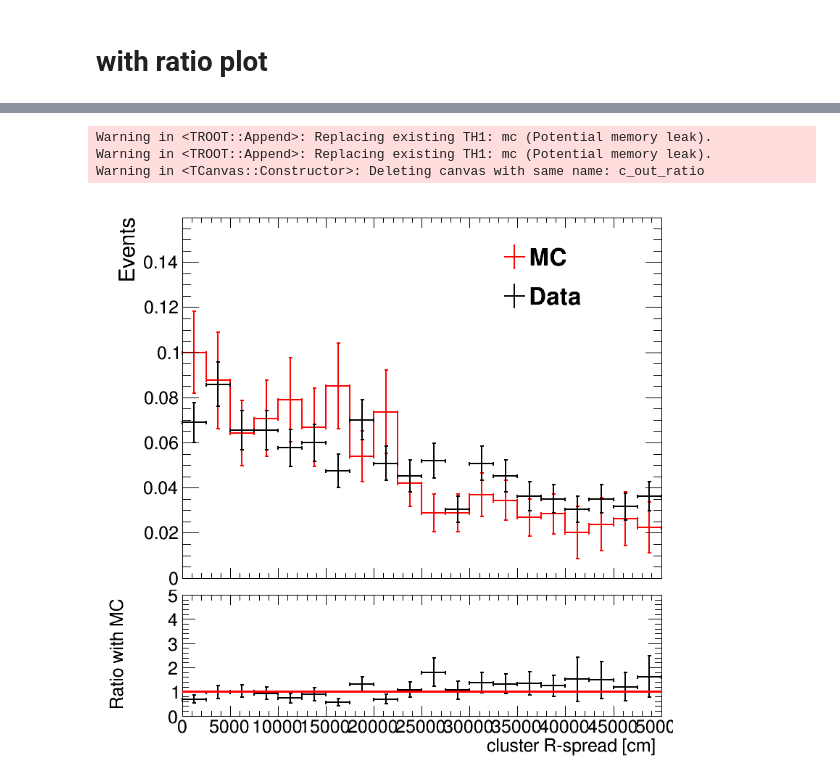
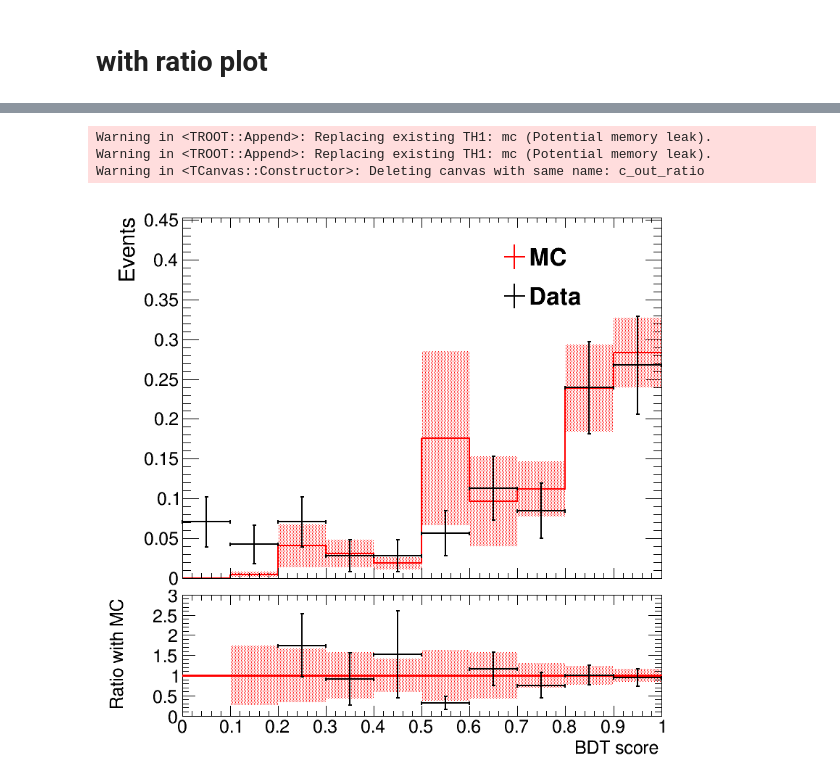
Before and after one commit to cms-lpc-llp/delayed_jet_analyzer, a Jupyter notebook: plot_scripts/MuonSystem_Analysis/MuonSystem_plots-DataMC_BDTvar.ipynb, the cells around one changed output, grey strips where cells are left out. Drawn from its saved outputs; the diff is of its cells as text; code cells hidden in the pictures.

Commit message:
updated data/mc script and plotting cosmetics

```diff
--- a/plot_scripts/MuonSystem_Analysis/MuonSystem_plots-DataMC_BDTvar.ipynb
+++ b/plot_scripts/MuonSystem_Analysis/MuonSystem_plots-DataMC_BDTvar.ipynb
@@ -69,3 +69,16 @@ data /mnt/hadoop//store/group/phys_exotica/delayedjets/displacedJetMuonAnalyzer/
+# %%
+import math
+def deltaPhi( phi1,  phi2):
+    dphi = phi1-phi2
+    while (dphi > math.pi):
+        dphi -= 2*math.pi
+    while (dphi <= -math.pi):
+        dphi += 2*math.pi
+    return dphi
+def deltaR(eta1, phi1, eta2, phi2):
+    dphi = deltaPhi(phi1,phi2)
+    deta = eta1 - eta2
+    return (dphi*dphi + deta*deta)**0.5
 # %% [markdown]
 # load BDT
 # %%
@@ -78,8 +91,8 @@ bdt_model = 2
 # elif bdt_model == 1:
 #     model = pickle.load(open( 'bdt_flatten_metfilter_me1112nohits_eta2p1_testsize0p2_abs.pickle', "rb" ))
 # else:
-bdt_name = 'bdt_flatten_metfilter_me1112nohits_eta2p1_testsize0p2_abs_XYspread_v1.pickle'
-model = pickle.load(open(bdt_name, "rb" ))
+bdt_name = 'bdt_flatten_metfilter_me1112nohits_eta2p1_testsize0p2_abs_XYspread_v7'
+model = pickle.load(open(bdt_name+'.pickle', "rb" ))
 # %%
 %%time
 
@@ -320,32 +339,40 @@ import os
 
 # Plotting ncsc
 start_t = time.time()
-
+reweight_flag =1
 logy = 0
 
 rt.gStyle.SetOptFit(1011)
-
-dir_name = '/storage/user/christiw/gpu/christiw/llp/delayed_jet_analyzer/plots/MuonSystem_Analysis/MCData_shape_comparison_XYspread_v1_muonShower/'
-# os.makedirs(dir_name)
-var = [bdt_score, cscRechitClusterEta, cscRechitClusterPhi, cscRechitClusterX, cscRechitClusterY, cscRechitClusterZ, \
-   cscRechitClusterEtaSpread, cscRechitClusterPhiSpread, cscRechitClusterEtaPhiSpread, cscRechitClusterRSpread, cscRechitClusterXSpread, cscRechitClusterYSpread, cscRechitClusterZSpread, \
-       cscRechitClusterXYSpread, cscRechitClusterNStation, cscRechitCluster2IsoMuonVetoPt, cscRechitCluster2IsoMuonVetoE, cscRechitCluster2IsoMuonVetoEta]
-title = ['BDT score', 'cluster #eta', 'cluster #phi', 'cluster X [cm]','cluster Y [cm]','cluster Z [cm]', \
-         'cluster #eta spread', 'cluster #phi spread', 'cluster #eta-#phi spread', 'cluster R-spread [cm]', 'cluster X-spread [cm]','cluster Y-spread [cm]','cluster Z-spread [cm]',\
-          'cluster XY-spread [cm]','N_{station}', 'matched muon pT [GeV]', 'matched muon E [GeV]', 'matched muon #eta']
-bins = [[10,0,1], [10,1,1.2],[10,0,3.2],[15,0,700],[15,0,700], [25,600,1100],
-        [25,0,0.2], [25,0,0.1],[25,0,0.1], [20,0,50000], [20,0,100], [20,0,100], [20,0,100],
-       [20,0,60],[5,0,5], [10,0,500], [10,0,500], [25,0.8,1.6]]
+if highEta:
+    dir_name = '/storage/user/christiw/gpu/christiw/llp/delayed_jet_analyzer/plots/MuonSystem_Analysis/MCData_shape_comparison_XYspread_'+bdt_name[-2:]+'_muonShower_highEta/'
+else:
+    dir_name = '/storage/user/christiw/gpu/christiw/llp/delayed_jet_analyzer/plots/MuonSystem_Analysis/MCData_shape_comparison_XYspread_'+bdt_name[-2:]+'_muonShower_lowEta/'
 
 
-names = ['bdt_score', 'cscRechitClusterEta', 'cscRechitClusterPhi', 'cscRechitClusterX', 'cscRechitClusterY', 'cscRechitClusterZ', \
+if not os.path.isdir(dir_name):os.makedirs(dir_name)
+var = [jetMet_dPhiMin, cscRechitClusterSize, bdt_score, cscRechitClusterEta, cscRechitClusterPhi, cscRechitClusterX, cscRechitClusterY, cscRechitClusterZ, \
+   cscRechitClusterEtaSpread, cscRechitClusterPhiSpread, cscRechitClusterEtaPhiSpread, cscRechitClusterRSpread, cscRechitClusterXSpread, cscRechitClusterYSpread, cscRechitClusterZSpread, \
+       cscRechitClusterTimeSpread, cscRechitClusterXYSpread, cscRechitClusterNStation, cscRechitCluster2IsoMuonVetoPt, cscRechitCluster2IsoMuonVetoE, cscRechitCluster2IsoMuonVetoEta]
+title = ['jetMet_dPhiMin','N_{rechits}', 'BDT score', 'cluster #eta', 'cluster #phi', 'cluster X [cm]','cluster Y [cm]','cluster Z [cm]', \
+         'cluster #eta spread', 'cluster #phi spread', 'cluster #eta-#phi spread', 'cluster R-spread [cm]', 'cluster X-spread [cm]','cluster Y-spread [cm]','cluster Z-spread [cm]',\
+          'cluster time spread [ns]', 'cluster XY-spread [cm]','N_{station}', 'matched muon pT [GeV]', 'matched muon E [GeV]', 'matched muon #eta']
+if highEta:
+    bins = [[10,0,3.2], [0, 50, 70, 100, 150, 250, 500], [10,0,1], [10,1,2.1],[10,0,3.2],[15,0,700],[15,0,700], [25,600,1100],
+        [25,0,0.2], [25,0,0.1],[25,0,0.1], [10,0,100], [20,0,100], [20,0,100], [20,0,100],
+       [25,0,50],[20,0,60],[5,0,5], [10,0,500], [10,0,500], [25,0.8,1.6]]
+else:
+    bins = [[10,0,3.2], [0, 50, 70, 100, 150, 250, 500], [10,0,1], [10,1,1.2],[10,0,3.2],[15,0,700],[15,0,700], [25,600,1100],
+        [25,0,0.2], [25,0,0.1],[25,0,0.1], [10,0,100], [20,0,100], [20,0,100], [20,0,100],
+       [25,0,50],[20,0,60],[5,0,5], [10,0,500], [10,0,500], [25,0.8,1.6]]
+
+names = ['jetMet_dPhiMin', 'cscRechitClusterSize', 'bdt_score', 'cscRechitClusterEta', 'cscRechitClusterPhi', 'cscRechitClusterX', 'cscRechitClusterY', 'cscRechitClusterZ', \
    'cscRechitClusterEtaSpread', 'cscRechitClusterPhiSpread', 'cscRechitClusterEtaPhiSpread', 'cscRechitClusterRSpread', 'cscRechitClusterXSpread', 'cscRechitClusterYSpread', 'cscRechitClusterZSpread', \
-       'cscRechitClusterXYSpread', 'cscRechitClusterNStation', 'cscRechitCluster2IsoMuonVetoPt', 'cscRechitCluster2IsoMuonVetoE', 'cscRechitCluster2IsoMuonVetoEta']
+       'cscRechitClusterTimeSpread', 'cscRechitClusterXYSpread', 'cscRechitClusterNStation', 'cscRechitCluster2IsoMuonVetoPt', 'cscRechitCluster2IsoMuonVetoE', 'cscRechitCluster2IsoMuonVetoEta']
 key_plot = ['data', 'mc']
 
 
 for j,v in enumerate(var):
-    if not j == 9:continue
+    if not j == 2:continue
     leg = rt.TLegend(0.55,0.80,0.87,0.90)
 
     leg.SetTextSize(0.03)
@@ -357,7 +384,8 @@ for j,v in enumerate(var):
     # reweight
     ##########
     h = {}
-    reweight_index = 14
+    reweight_index = 19
+    print("reweight",names[reweight_index], "plot", names[j])
     h['mc_reweight'] = create_TH1D( np.abs(var[reweight_index]['mc']), axis_title=[title[reweight_index], 'Events'], name=k, binning=bins[reweight_index], weights = pileupWeight['mc']* weight['mc'])
     h['data_reweight'] = create_TH1D( np.abs(var[reweight_index]['data']), axis_title=[title[reweight_index], 'Events'], name=k, binning=bins[reweight_index], weights = pileupWeight['data']* weight['data'])
     h['data_reweight'].Divide(h['mc_reweight'])
@@ -368,8 +396,9 @@ for j,v in enumerate(var):
     maximum = 0
     for i,k in enumerate(key_plot):
         total_weight = pileupWeight[k]* weight[k]
-#         if k == 'mc': total_weight = total_weight * reweight
-        h[k] = create_TH1D( np.abs(v[k]), axis_title=[title[j], 'Events'], name=k, binning=bins[j], weights =total_weight)
+        if k == 'mc' and reweight_flag: total_weight = total_weight * reweight
+        cond = cscRechitClusterJetPhi[k]>3
+        h[k] = create_TH1D( np.abs(v[k][cond]), axis_title=[title[j], 'Events'], name=k, binning=bins[j], weights = total_weight[cond])
         h[k].SetLineColor(std_color_list[i])
         maximum = max(maximum, h[k].GetMaximum())
         if logy: h[k].SetMaximum(maximum*10)
@@ -379,13 +408,24 @@ for j,v in enumerate(var):
         h[k].GetXaxis().SetLabelSize(0.04)
 #         h[k].DrawNormalized('same hist')
 #         if names[j] == 'bdt_score': print('bdt efficiency', k, np.count_nonzero(v[k]>bdt_cut)/len(v[k]))
-        print(k, len(v[k]))
         h[k].Scale(1./h[k].Integral())
-    c = make_ratio_plot([h[key_plot[1]],h[key_plot[0]]], fit = False, logy=False, in_tags = ["MC","Data"], ratio_bounds = [0,5], draw_opt = ['hist E1','E1'])
-
+    c = make_ratio_plot([h[key_plot[1]],h[key_plot[0]]], fit = False, logy=logy, in_tags = ["MC","Data"], ratio_bounds = [0,3], draw_opt = ['E2','E1'])
+#     c = make_ratio_plot([h[key_plot[1]],h[key_plot[0]]], fit = False, logy=logy, errors = [], in_tags = ["MC","Data"], ratio_bounds = [0,3], draw_opt = ['hist E1','E1'])
+#     for index in range(h[key_plot[1]].GetXaxis().GetNbins()):
+#         if h[key_plot[1]].GetBinContent(index+1) == 0:
+#             print(index, 0.0)
+#         else:
+#             print(index, h[key_plot[1]].GetBinContent(index+1), h[key_plot[1]].GetBinError(index+1), h[key_plot[1]].GetBinError(index+1)/h[key_plot[1]].GetBinContent(index+1))
     c.SetRightMargin(0.2)
     if logy: c.SetLogy()
 
     c.Draw()
-#     c.SaveAs(dir_name+names[j]+"_withRatio.png")
+#     if reweight_flag:
+#         if r_corr_flag: c.SaveAs(dir_name+names[j]+"_withRatio_"+names[reweight_index]+"Reweight_phi"+phi_corr+"_r"+r_corr+".png")
+#         else: c.SaveAs(dir_name+names[j]+"_withRatio_"+names[reweight_index]+"Reweight_phi"+phi_corr+".png")
+
+
+#     else:
+#         if r_corr_flag:  c.SaveAs(dir_name+names[j]+"_withRatio_phi"+phi_corr+"_r"+r_corr+".png")
+#         else:c.SaveAs(dir_name+names[j]+"_withRatio_phi"+phi_corr+".png")
 # %% [output]
@@ -394,4 +433,4 @@ mc 627
 Warning in <TROOT::Append>: Replacing existing TH1: mc (Potential memory leak).
 Warning in <TROOT::Append>: Replacing existing TH1: mc (Potential memory leak).
 Warning in <TCanvas::Constructor>: Deleting canvas with same name: c_out_ratio
-[figure, old version]
+[figure, new version]
```
Also changed, not shown: parts of 7 cells of this notebook, 1 other file.
